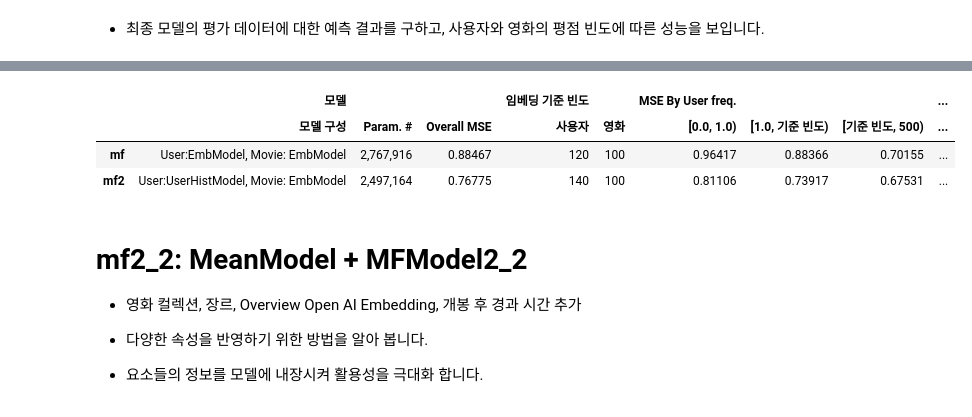
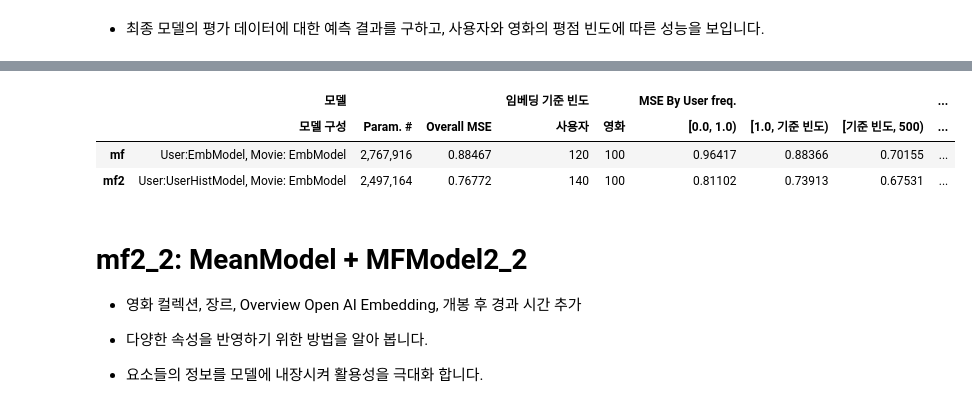
Before and after one commit to sunkusun9/rcmd_2512, a Jupyter notebook: 7.Matrix Factorization2.ipynb, the cells around one changed output, grey strips where cells are left out. Drawn from its saved outputs; the diff is of its cells as text; code cells hidden in the pictures.

```diff
--- a/7.Matrix Factorization2.ipynb
+++ b/7.Matrix Factorization2.ipynb
@@ -2000,7 +2003,7 @@ Model: "additive_model"
 # %%
 # 평가 데이터의 예측 결과를 뽑아냅니다.
 prds = predict(a_model, ds_test, 1024)
-df_prd = pd.DataFrame({'rating': df_test['rating'], 'prds': prds})
+df_prd = pd.DataFrame({'rating': df_test['rating'], 'prds': prds}).dropna()
 # 학습셋의 사용자 평점수 구간별 테스트셋의 성능을 구합니다.
 s_type_dic = {
     i: str(i) for i in s_user_type.cat.categories
@@ -2041,7 +2044,7 @@ display(pd.concat([
 |  | 모델 |  |  | 임베딩 기준 빈도 |  | MSE By User freq. |  |  | ... |
 |  | 모델 구성 | Param. # | Overall MSE | 사용자 | 영화 | [0.0, 1.0) | [1.0, 기준 빈도) | [기준 빈도, 500) | ... |
 | mf | User:EmbModel, Movie: EmbModel | 2,767,916 | 0.88467 | 120 | 100 | 0.96417 | 0.88366 | 0.70155 | ... |
-| mf2 | User:UserHistModel, Movie: EmbModel | 2,497,164 | 0.76775 | 140 | 100 | 0.81106 | 0.73917 | 0.67531 | ... |
+| mf2 | User:UserHistModel, Movie: EmbModel | 2,497,164 | 0.76772 | 140 | 100 | 0.81102 | 0.73913 | 0.67531 | ... |
 # %%
 del a_model, mf_model2, mean_model, df_result_mf2
 # %% [markdown]
```
Also changed, not shown: parts of 24 cells of this notebook, 8 other files.
